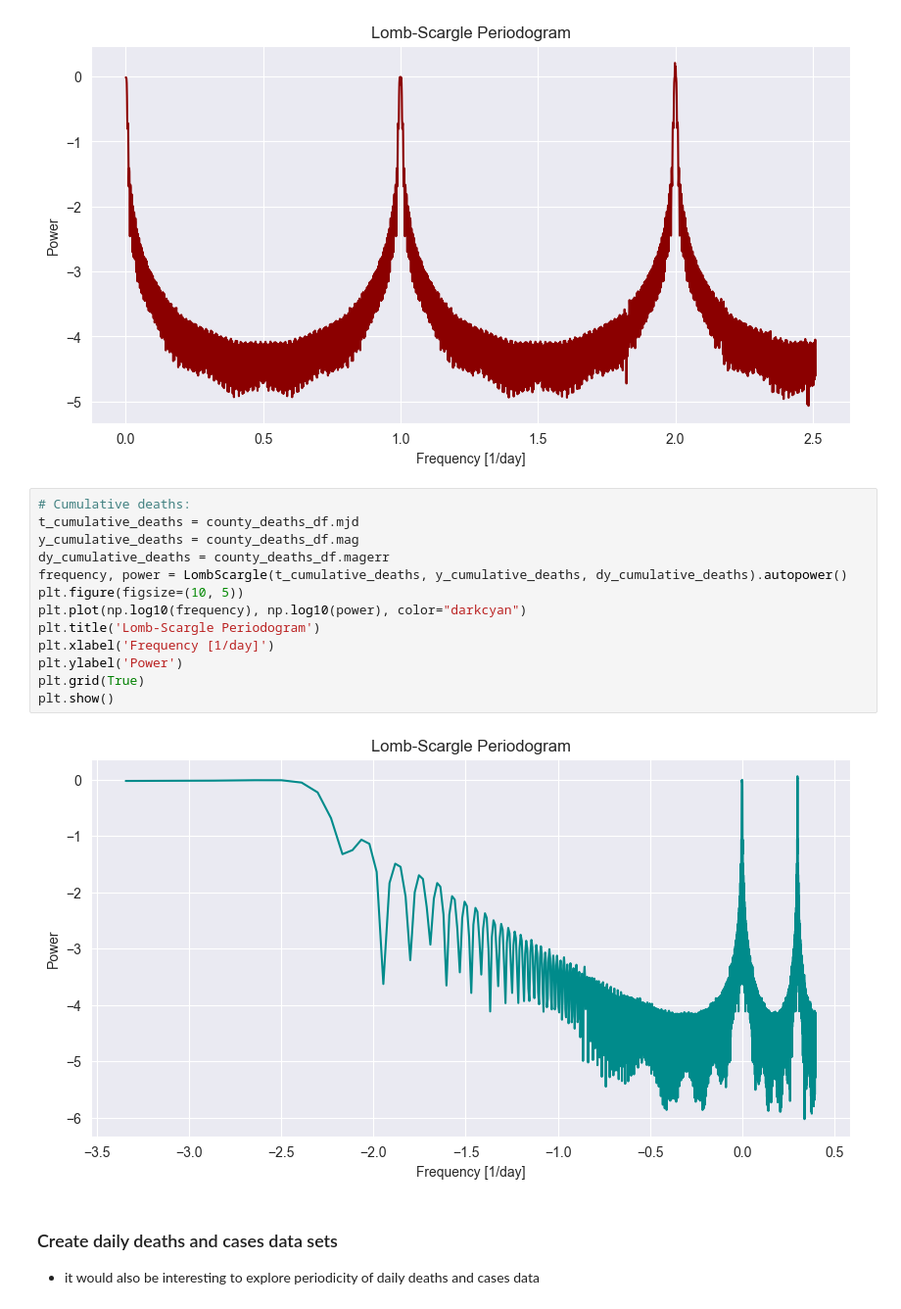
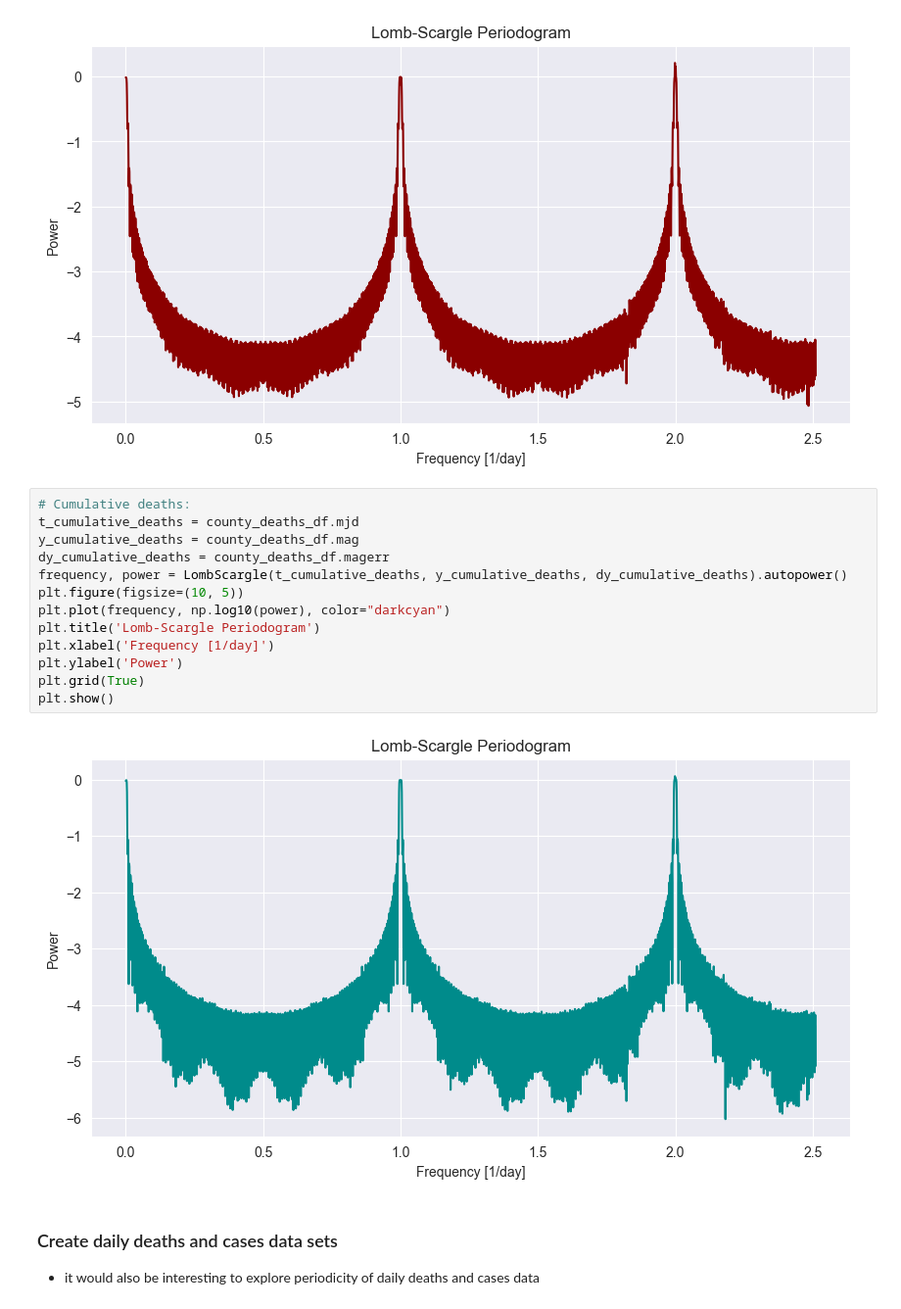
Before and after one commit to SofiM96/time_series_data_analysis, a Jupyter notebook: COVID_project/03_covid_data_descriptive_analysis.ipynb, the cells around one changed output. Shown at 98% size. Cells and saved outputs as stored; diff of their text form.

```diff
--- a/COVID_project/03_covid_data_descriptive_analysis.ipynb
+++ b/COVID_project/03_covid_data_descriptive_analysis.ipynb
@@ -90,18 +89,18 @@ plt.show()
 # %%
 # Cumulative deaths:
 t_cumulative_deaths = county_deaths_df.mjd
 y_cumulative_deaths = county_deaths_df.mag
 dy_cumulative_deaths = county_deaths_df.magerr
 frequency, power = LombScargle(t_cumulative_deaths, y_cumulative_deaths, dy_cumulative_deaths).autopower()
 plt.figure(figsize=(10, 5))
-plt.plot(np.log10(frequency), np.log10(power), color="darkcyan")
+plt.plot(frequency, np.log10(power), color="darkcyan")
 plt.title('Lomb-Scargle Periodogram')
 plt.xlabel('Frequency [1/day]')
 plt.ylabel('Power')
 plt.grid(True)
 plt.show()
 # %% [output]
-[figure, old version]
+[figure, new version]
 # %% [markdown]
 ### Create daily deaths and cases data sets
 - it would also be interesting to explore periodicity of daily deaths and cases data
```
Also changed, not shown: parts of 21 cells of this notebook, 10 other files.
